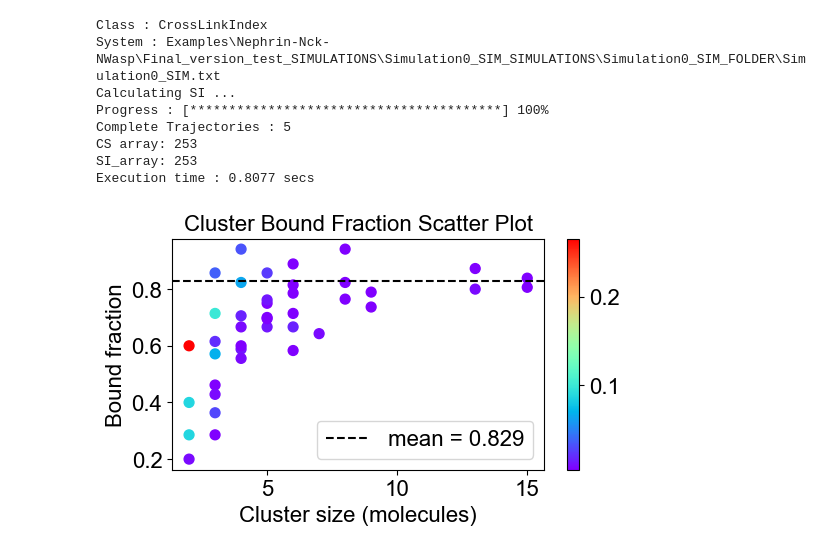
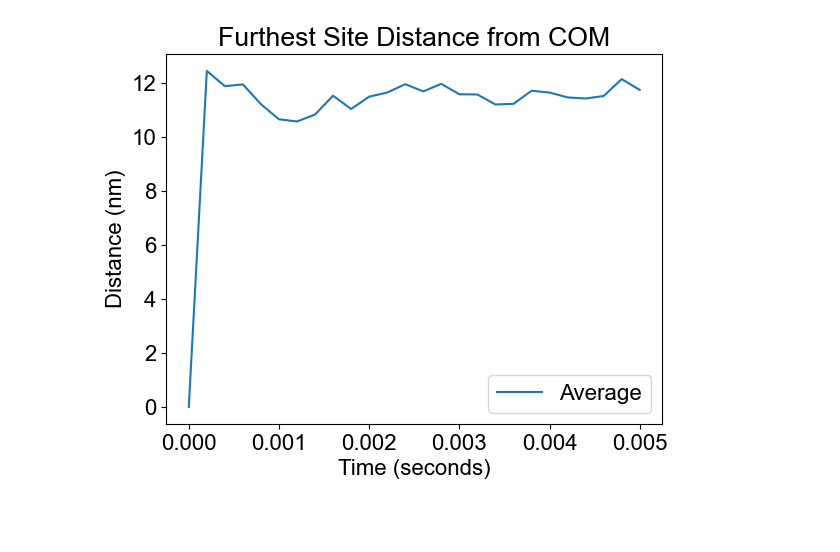
Before and after one commit to MolClustPy/SpringSaLaD-Python-Viz, a Jupyter notebook: test.ipynb, the cells around one changed output. Cells and saved outputs as stored; diff of their text form; code cells hidden in the pictures; blank space fills up the shorter version.

```diff
--- a/test.ipynb
+++ b/test.ipynb
@@ -2,15 +2,3 @@
 from Visualization import *
 import os
 search_directory = os.path.join('Examples','Nephrin-Nck-NWasp','Final_version_test_SIMULATIONS', 'Simulation0_SIM_SIMULATIONS')
-# %%
-Scatter_plot.plot(search_directory, [0.01, 0.015, 0.02, 0.025, 0.03])
-# %% [output]
-Class : CrossLinkIndex
-System : Examples\Nephrin-Nck-NWasp\Final_version_test_SIMULATIONS\Simulation0_SIM_SIMULATIONS\Simulation0_SIM_FOLDER\Simulation0_SIM.txt
-Calculating SI ...
-Progress : [****************************************] 100%
-Complete Trajectories : 5
-CS array: 253
-SI_array: 253
-Execution time : 0.8077 secs
-[figure, removed]
@@ -16,0 +17,4 @@ Execution time : 0.8077 secs
+# %%
+Spatial_Analysis.time_course(search_directory, data_selection='sd', indicies=[1], size_threshold=1)
+# %% [output]
+[figure, added]
```
Also changed, not shown: parts of 3 cells of this notebook, 10 other files.
